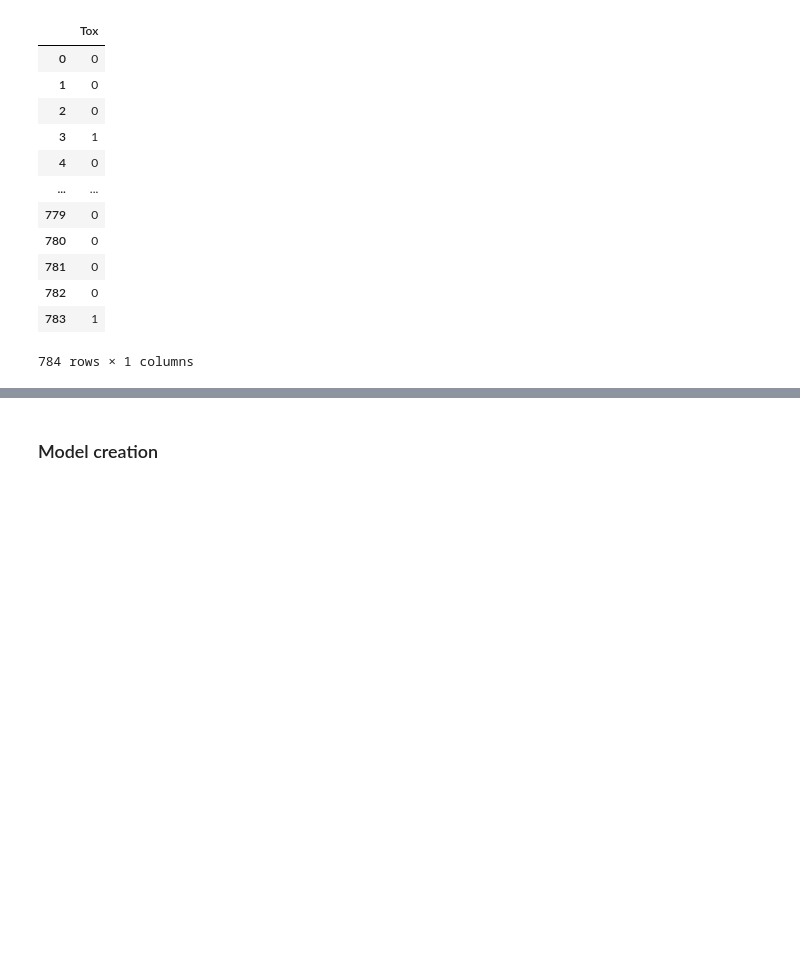
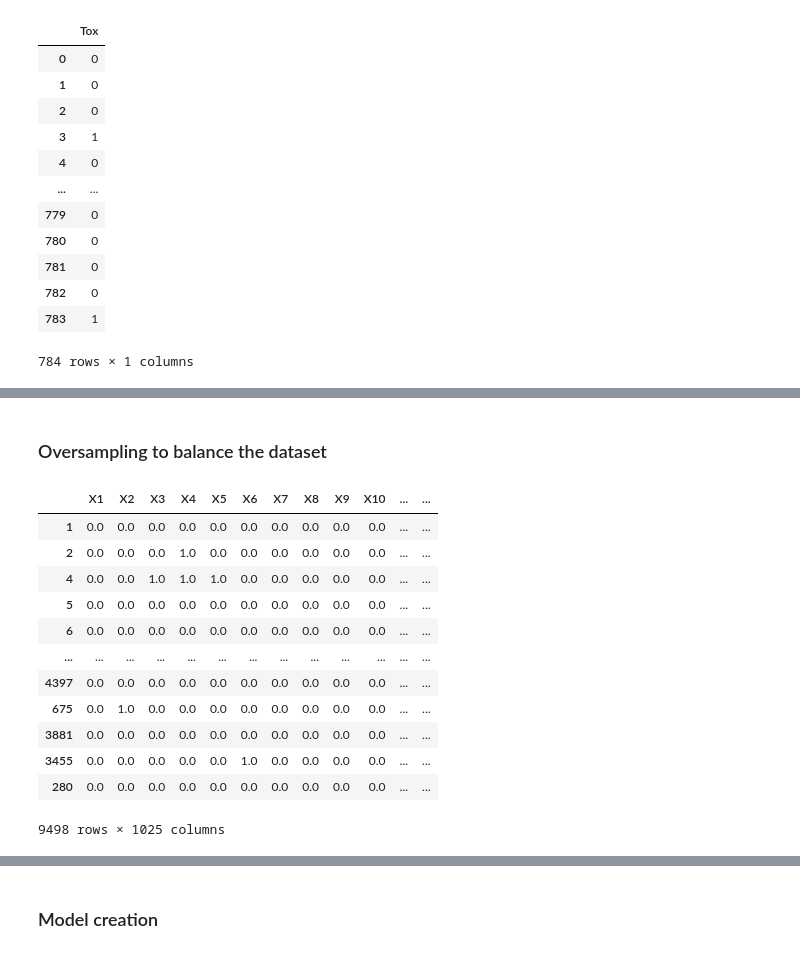
Before and after one commit to Benkly/RandomForestClassifier-to-predict-molecular-toxicity, a Jupyter notebook: RandomForest.ipynb, the cells around one changed output, grey strips where cells are left out. Saved outputs shown, nothing was run; the diff lists cells and outputs as text; code cells hidden in the pictures; blank space fills up the shorter version.

```diff
--- a/RandomForest.ipynb
+++ b/RandomForest.ipynb
@@ -172,0 +213,32 @@ y_test
+# %% [markdown]
+### Oversampling to balance the dataset
+# %%
+from sklearn.utils import resample
+
+percent_toxic = 100*sum(train_df['Tox'])/len(train_df)
+percent_non_toxic = 100 - percent_toxic
+
+df_majority = train_df[train_df.Tox==0]
+df_minority = train_df[train_df.Tox==1]
+
+df_minority_oversampled = resample(df_minority,
+                                 replace=True,
+                                 n_samples= int(percent_non_toxic*len(train_df)/100))
+
+df_oversampled = pd.concat([df_majority, df_minority_oversampled])
+
+df_oversampled
+# %% [output]
+|  | X1 | X2 | X3 | X4 | X5 | X6 | X7 | X8 | X9 | X10 | ... | ... |
+| 1 | 0.0 | 0.0 | 0.0 | 0.0 | 0.0 | 0.0 | 0.0 | 0.0 | 0.0 | 0.0 | ... | ... |
+| 2 | 0.0 | 0.0 | 0.0 | 1.0 | 0.0 | 0.0 | 0.0 | 0.0 | 0.0 | 0.0 | ... | ... |
+| 4 | 0.0 | 0.0 | 1.0 | 1.0 | 1.0 | 0.0 | 0.0 | 0.0 | 0.0 | 0.0 | ... | ... |
+| 5 | 0.0 | 0.0 | 0.0 | 0.0 | 0.0 | 0.0 | 0.0 | 0.0 | 0.0 | 0.0 | ... | ... |
+| 6 | 0.0 | 0.0 | 0.0 | 0.0 | 0.0 | 0.0 | 0.0 | 0.0 | 0.0 | 0.0 | ... | ... |
+| ... | ... | ... | ... | ... | ... | ... | ... | ... | ... | ... | ... | ... |
+| 4397 | 0.0 | 0.0 | 0.0 | 0.0 | 0.0 | 0.0 | 0.0 | 0.0 | 0.0 | 0.0 | ... | ... |
+| 675 | 0.0 | 1.0 | 0.0 | 0.0 | 0.0 | 0.0 | 0.0 | 0.0 | 0.0 | 0.0 | ... | ... |
+| 3881 | 0.0 | 0.0 | 0.0 | 0.0 | 0.0 | 0.0 | 0.0 | 0.0 | 0.0 | 0.0 | ... | ... |
+| 3455 | 0.0 | 0.0 | 0.0 | 0.0 | 0.0 | 1.0 | 0.0 | 0.0 | 0.0 | 0.0 | ... | ... |
+| 280 | 0.0 | 0.0 | 0.0 | 0.0 | 0.0 | 0.0 | 0.0 | 0.0 | 0.0 | 0.0 | ... | ... |
+9498 rows × 1025 columns
```
Also changed, not shown: parts of 42 cells of this notebook.
